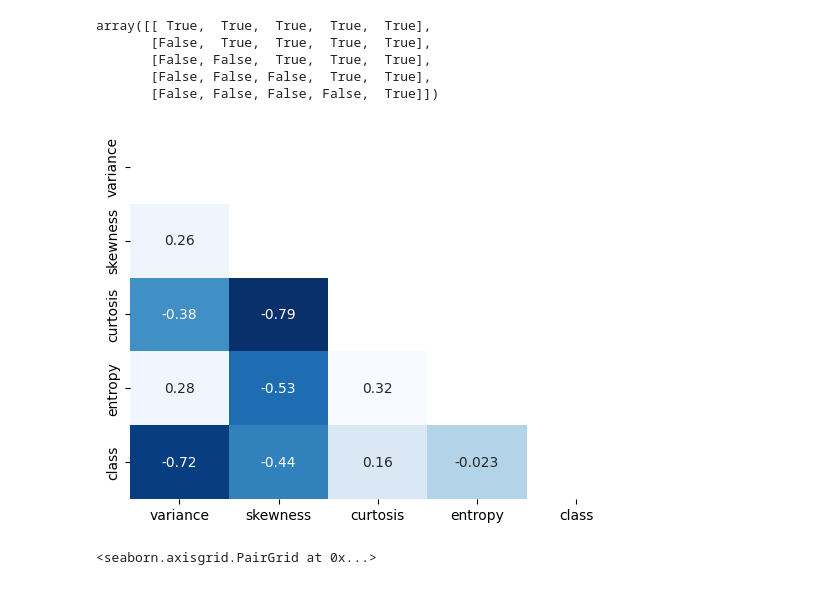
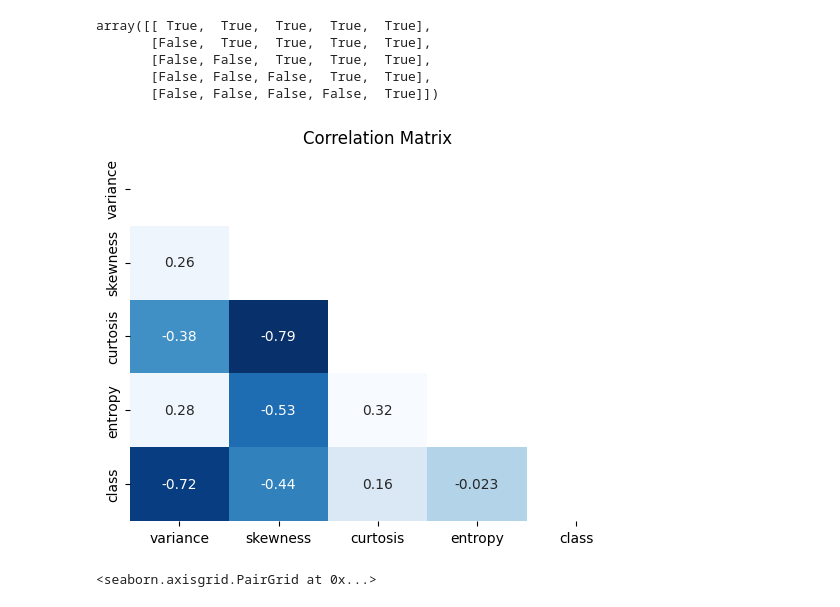
Before and after one commit to mathewpeedikayil/fake-banknotes-classification, a Jupyter notebook: main.ipynb, the cells around one changed output. Cells and saved outputs as stored; diff of their text form; code cells hidden in the pictures.

```diff
--- a/main.ipynb
+++ b/main.ipynb
@@ -107,9 +107,10 @@ array([[ True,  True,  True,  True,  True],
        [False, False, False, False,  True]])
 # %%
 sns.heatmap(corr_matrix, mask=mask, annot = True, cbar = False, cmap = 'Blues_r')
+plt.title("Correlation Matrix")
 plt.show()
 # %% [output]
-[figure, old version]
+[figure, new version]
 # %%
 sns.pairplot(df, hue='class')
 # %% [output]
```
Also changed, not shown: parts of 2 cells of this notebook.
